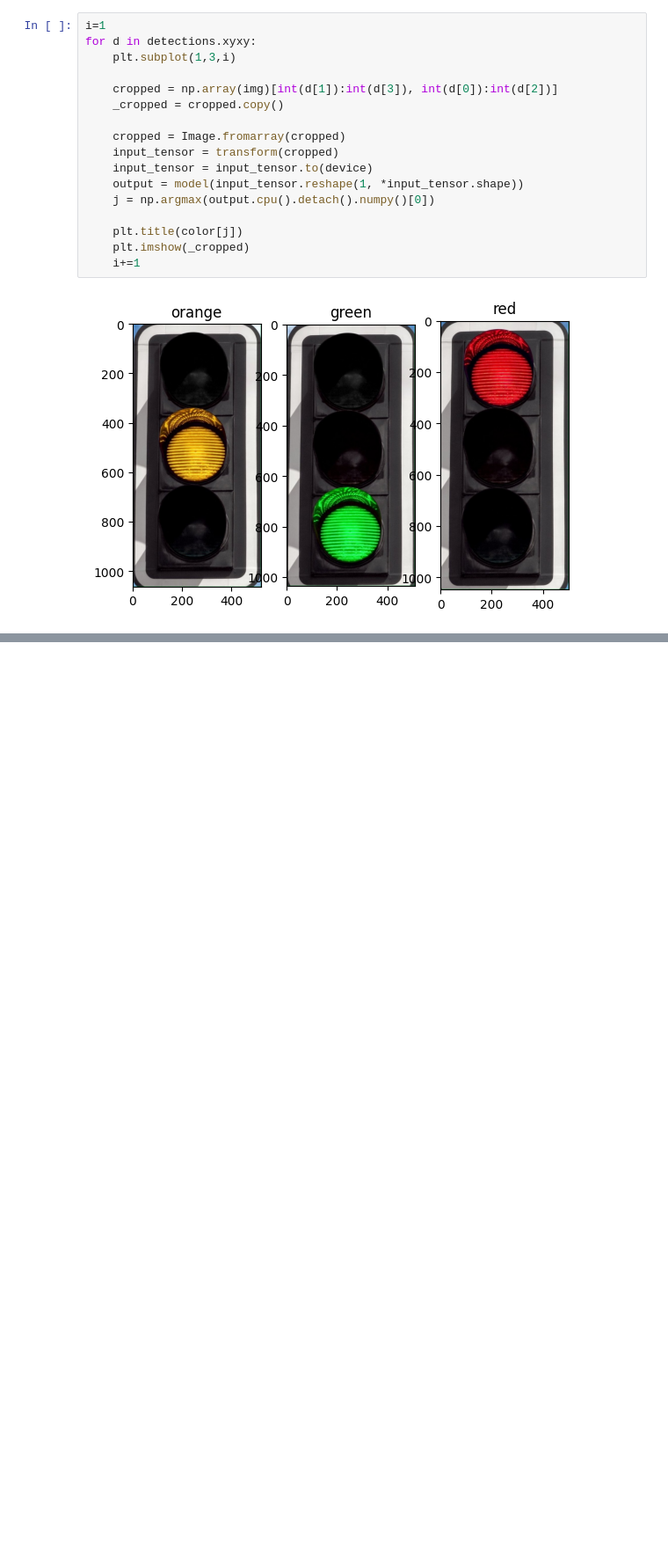
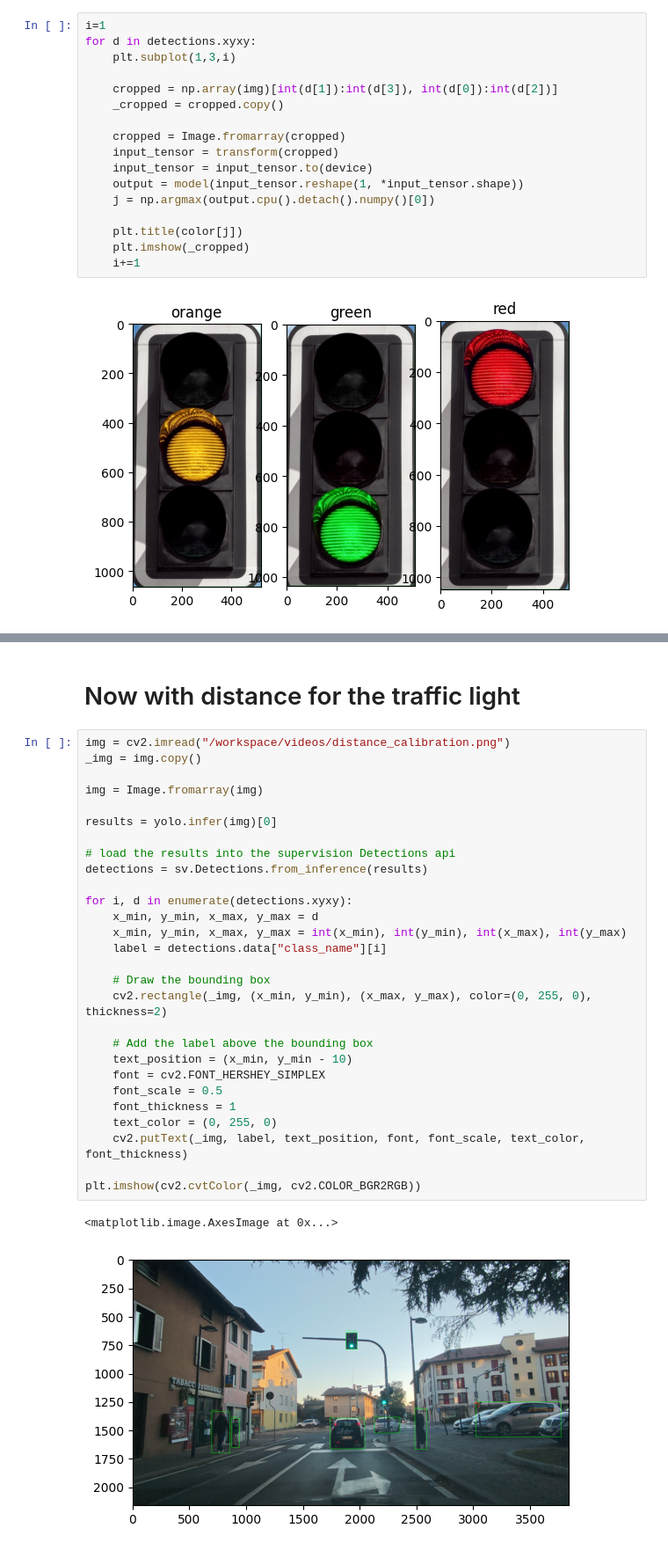
Before and after one commit to albertoZurini/UNITS-ComputerVision, a Jupyter notebook: 4_transfer_learning/4_yolo.ipynb, the cells around one changed output, grey strips where cells are left out. Shown at 88% size. Cells and saved outputs as stored; diff of their text form; blank space fills up the shorter version.

```diff
--- a/4_transfer_learning/4_yolo.ipynb
+++ b/4_transfer_learning/4_yolo.ipynb
@@ -117,0 +260,33 @@ for d in detections.xyxy:
+# %% [markdown]
+# Now with distance for the traffic light
+# %%
+img = cv2.imread("/workspace/videos/distance_calibration.png")
+_img = img.copy()
+
+img = Image.fromarray(img)
+
+results = yolo.infer(img)[0]
+
+# load the results into the supervision Detections api
+detections = sv.Detections.from_inference(results)
+
+for i, d in enumerate(detections.xyxy):
+    x_min, y_min, x_max, y_max = d
+    x_min, y_min, x_max, y_max = int(x_min), int(y_min), int(x_max), int(y_max)
+    label = detections.data["class_name"][i]
+
+    # Draw the bounding box
+    cv2.rectangle(_img, (x_min, y_min), (x_max, y_max), color=(0, 255, 0), thickness=2)
+
+    # Add the label above the bounding box
+    text_position = (x_min, y_min - 10)
+    font = cv2.FONT_HERSHEY_SIMPLEX
+    font_scale = 0.5
+    font_thickness = 1
+    text_color = (0, 255, 0)
+    cv2.putText(_img, label, text_position, font, font_scale, text_color, font_thickness)
+
+plt.imshow(cv2.cvtColor(_img, cv2.COLOR_BGR2RGB))
+# %% [output]
+<matplotlib.image.AxesImage at 0x...>
+[figure, added]
```
Also changed, not shown: parts of 13 cells of this notebook, 8 other files.
